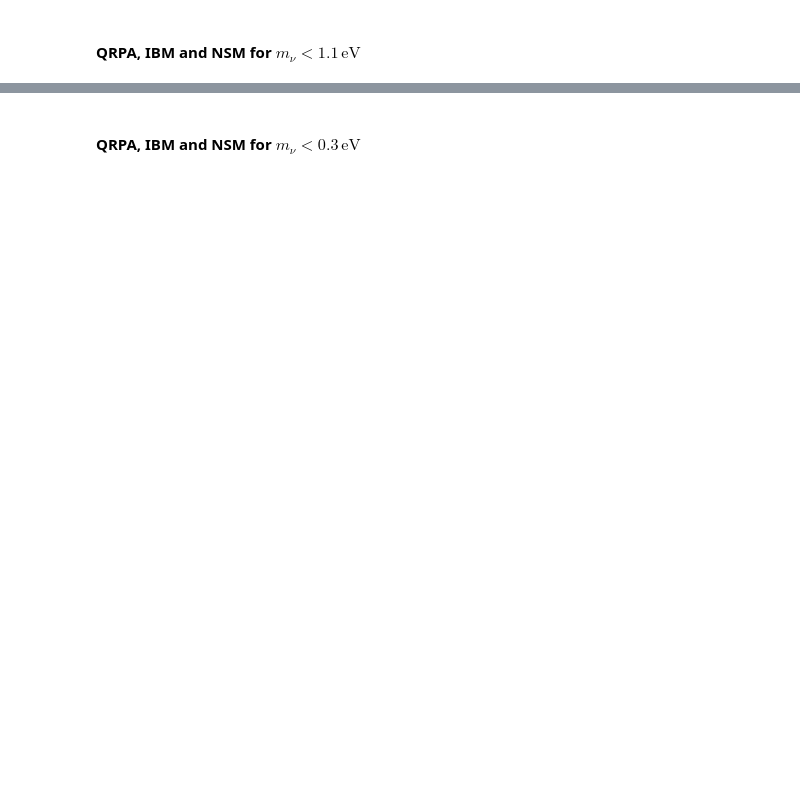
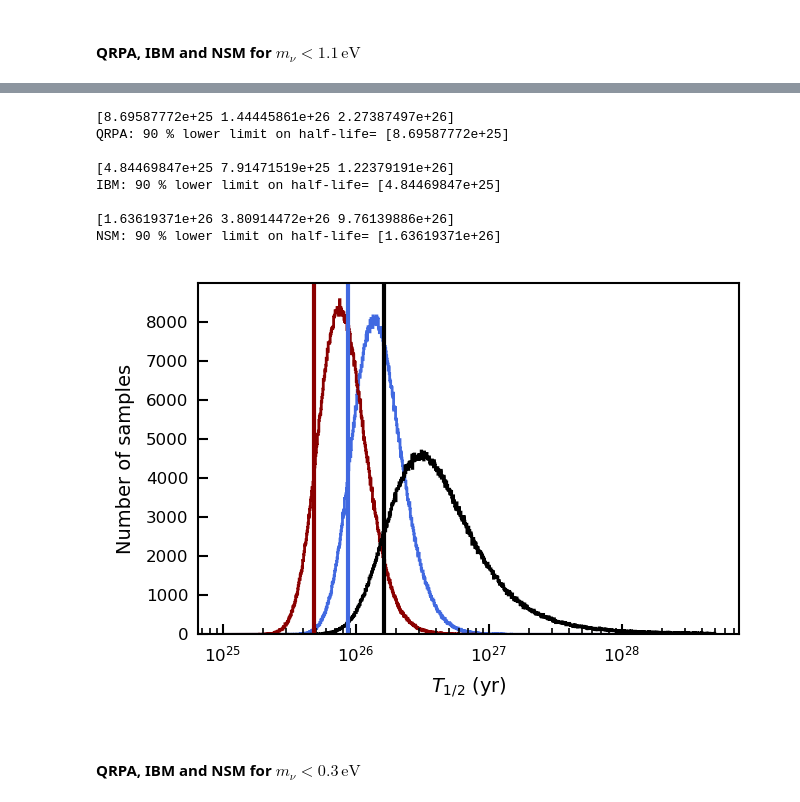
Before and after one commit to bglenardo/MuensterTPC-MC, a Jupyter notebook: Half-life calculations/0nudecays.ipynb, the cells around one changed output, grey strips where cells are left out. Saved outputs shown, nothing was run; the diff lists cells and outputs as text; code cells hidden in the pictures; blank space fills up the shorter version.

```diff
--- a/Half-life calculations/0nudecays.ipynb
+++ b/Half-life calculations/0nudecays.ipynb
@@ -381,2 +301,50 @@ NSM lower limit on T_1/2: [3.41824193e+26] yr
+# %%
+mnu=mnu11
+
+t0vecbp_qrpa=sample_halflife_mnu(me, mnu, m0vecbp_qrpa, g0vecbp, R, 1000000)
+lowerlimits_qrpa=np.quantile(t0vecbp_qrpa, [0.1,0.5,0.841])
+print(lowerlimits_qrpa)
+lowerlimit_qrpa=np.quantile(t0vecbp_qrpa, [0.1])
+print('QRPA: 90 % lower limit on half-life=', lowerlimit_qrpa,'\n')
+
+t0vecbp_ibm=sample_halflife_mnu(me, mnu, m0vecbp_ibm, g0vecbp, R, 1000000)
+lowerlimits_ibm=np.quantile(t0vecbp_ibm, [0.1,0.5,0.841])
+print(lowerlimits_ibm)
+lowerlimit_ibm=np.quantile(t0vecbp_ibm, [0.1])
+print('IBM: 90 % lower limit on half-life=', lowerlimit_ibm,'\n')
+
+t0vecbp_nsm=sample_halflife_mnu(me, mnu, m0vecbp_nsm, g0vecbp, R, 1000000)
+lowerlimits_nsm=np.quantile(t0vecbp_nsm, [0.1,0.5,0.841])
+print(lowerlimits_nsm)
+lowerlimit_nsm=np.quantile(t0vecbp_nsm, [0.1])
+print('NSM: 90 % lower limit on half-life=', lowerlimit_nsm,'\n')
+
+
+
+plot_loghist(t0vecbp_qrpa, 1000, (1e25,5e28), color='royalblue', histtype='step', label='QRPA')
+plt.axvline(lowerlimit_qrpa, color='royalblue')
+
+plot_loghist(t0vecbp_ibm, 1000, (1e25,5e28), color='darkred', histtype='step', label='IBM')
+plt.axvline(lowerlimit_ibm, color='darkred')
+
+plot_loghist(t0vecbp_nsm, 1000, (1e25,5e28), color='black', histtype='step', label='NSM')
+plt.axvline(lowerlimit_nsm, color='black')
+
+
+plt.xlabel('$T_{1/2}$ (yr)')
+plt.ylabel('Number of samples')
+#plt.yscale('log')
+plt.draw()
+plt.show()
+# %% [output]
+[8.69587772e+25 1.44445861e+26 2.27387497e+26]
+QRPA: 90 % lower limit on half-life= [8.69587772e+25]
+
+[4.84469847e+25 7.91471519e+25 1.22379191e+26]
+IBM: 90 % lower limit on half-life= [4.84469847e+25]
+
+[1.63619371e+26 3.80914472e+26 9.76139886e+26]
+NSM: 90 % lower limit on half-life= [1.63619371e+26]
+[figure, added]
 # %% [markdown]
 #### QRPA, IBM and NSM for $m_\nu < 0.3\,\text{eV}$
```
Also changed, not shown: parts of 64 cells of this notebook.
